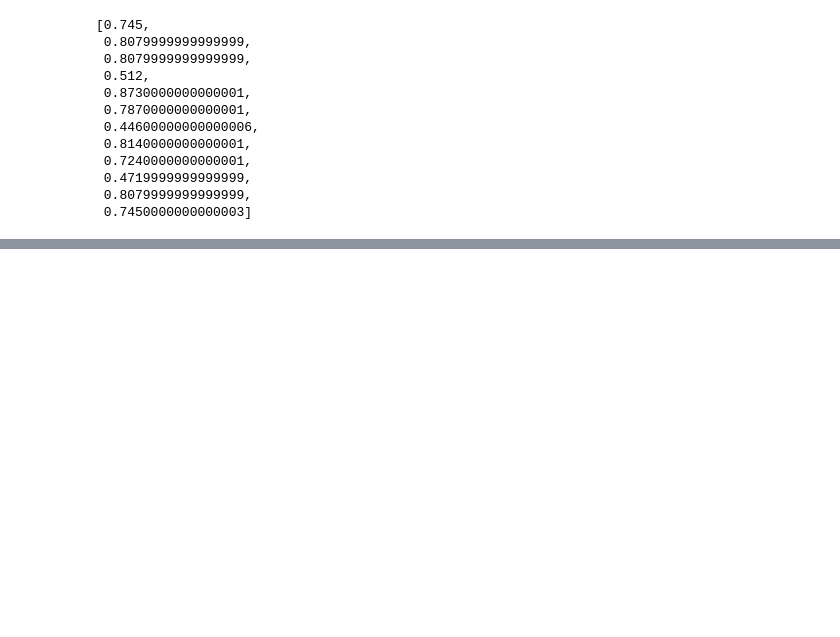
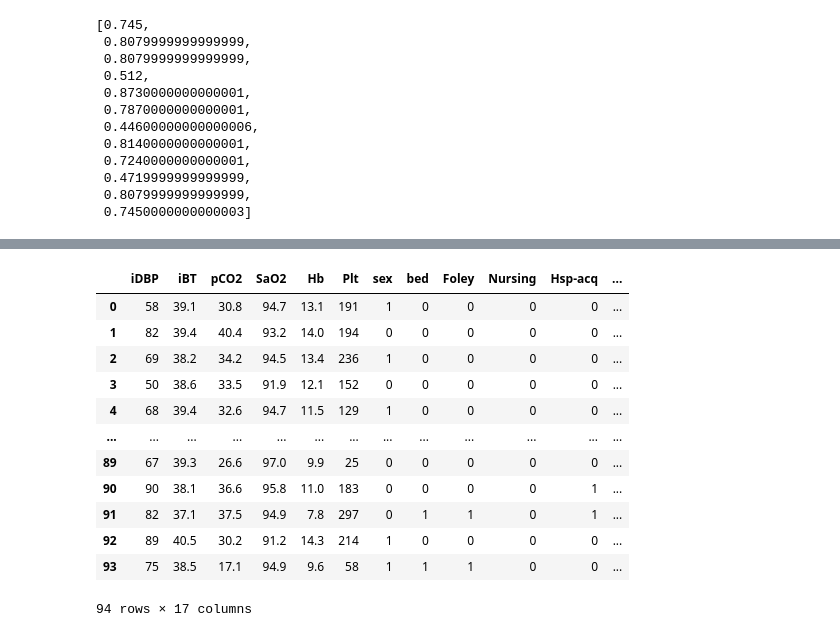
Before and after one commit to bub3690/22-1_multivariate, a Jupyter notebook: final_project/Classification-Statistics.ipynb, the cells around one changed output, grey strips where cells are left out. Saved outputs shown, nothing was run; the diff lists cells and outputs as text; code cells hidden in the pictures; blank space fills up the shorter version.

```diff
--- a/final_project/Classification-Statistics.ipynb
+++ b/final_project/Classification-Statistics.ipynb
@@ -1059,0 +1097,16 @@ stat_specificty
+# %%
+x_test
+# %% [output]
+|  | iDBP | iBT | pCO2 | SaO2 | Hb | Plt | sex | bed | Foley | Nursing | Hsp-acq | ... |
+| 0 | 58 | 39.1 | 30.8 | 94.7 | 13.1 | 191 | 1 | 0 | 0 | 0 | 0 | ... |
+| 1 | 82 | 39.4 | 40.4 | 93.2 | 14.0 | 194 | 0 | 0 | 0 | 0 | 0 | ... |
+| 2 | 69 | 38.2 | 34.2 | 94.5 | 13.4 | 236 | 1 | 0 | 0 | 0 | 0 | ... |
+| 3 | 50 | 38.6 | 33.5 | 91.9 | 12.1 | 152 | 0 | 0 | 0 | 0 | 0 | ... |
+| 4 | 68 | 39.4 | 32.6 | 94.7 | 11.5 | 129 | 1 | 0 | 0 | 0 | 0 | ... |
+| ... | ... | ... | ... | ... | ... | ... | ... | ... | ... | ... | ... | ... |
+| 89 | 67 | 39.3 | 26.6 | 97.0 | 9.9 | 25 | 0 | 0 | 0 | 0 | 0 | ... |
+| 90 | 90 | 38.1 | 36.6 | 95.8 | 11.0 | 183 | 0 | 0 | 0 | 0 | 1 | ... |
+| 91 | 82 | 37.1 | 37.5 | 94.9 | 7.8 | 297 | 0 | 1 | 1 | 0 | 1 | ... |
+| 92 | 89 | 40.5 | 30.2 | 91.2 | 14.3 | 214 | 1 | 0 | 0 | 0 | 0 | ... |
+| 93 | 75 | 38.5 | 17.1 | 94.9 | 9.6 | 58 | 1 | 1 | 1 | 0 | 0 | ... |
+94 rows × 17 columns
```
Also changed, not shown: parts of 31 cells of this notebook, 2 other files.
